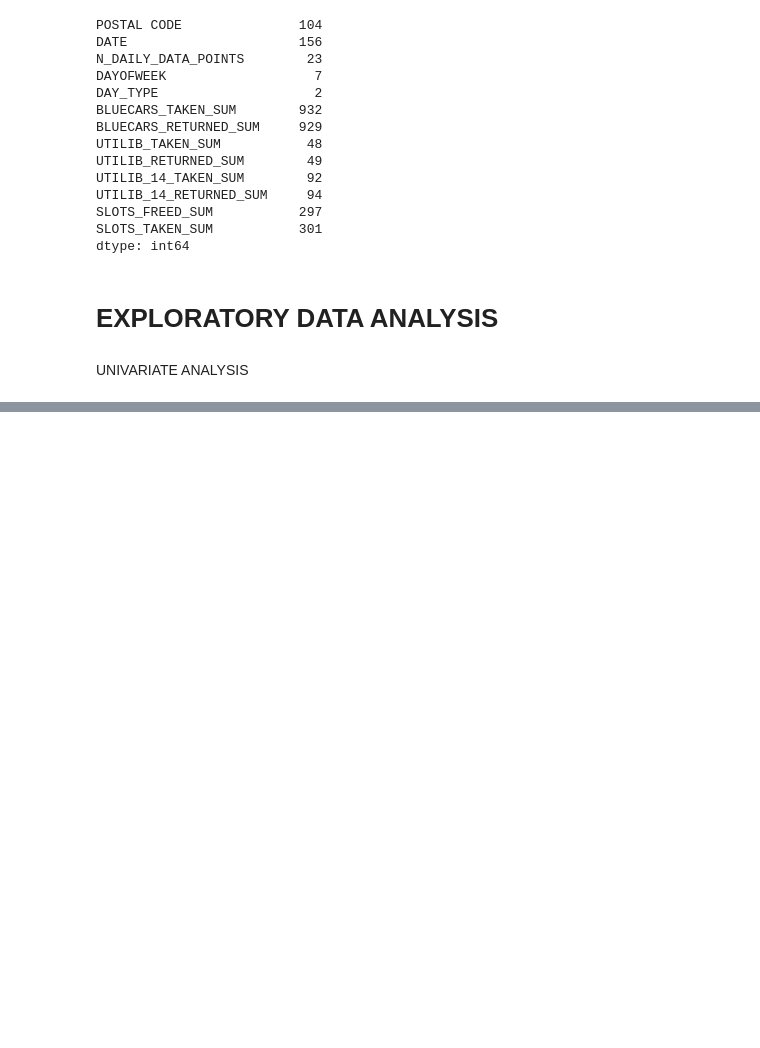
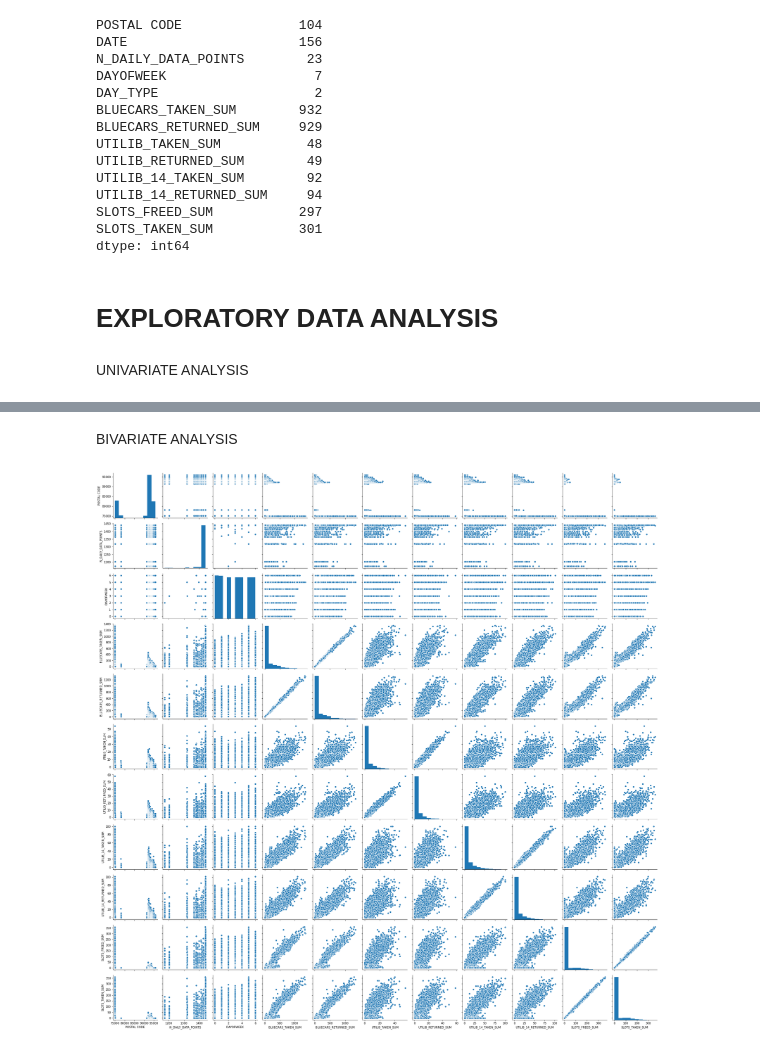
Before and after one commit to Kevinsamuelgitau/W9-IP, a Jupyter notebook: SAMUEL_GITAU_IP_CORE_W4.ipynb, the cells around one changed output, grey strips where cells are left out. Saved outputs shown, nothing was run; the diff lists cells and outputs as text; code cells hidden in the pictures; blank space fills up the shorter version.

```diff
--- a/SAMUEL_GITAU_IP_CORE_W4.ipynb
+++ b/SAMUEL_GITAU_IP_CORE_W4.ipynb
@@ -238,0 +267,8 @@ df.describe()
+# %% [markdown]
+BIVARIATE ANALYSIS
+# %%
+# Ploting the bivariate summaries
+sns.pairplot(df)
+plt.show()
+# %% [output]
+[figure, added]
```
Also changed, not shown: parts of 5 cells of this notebook.
